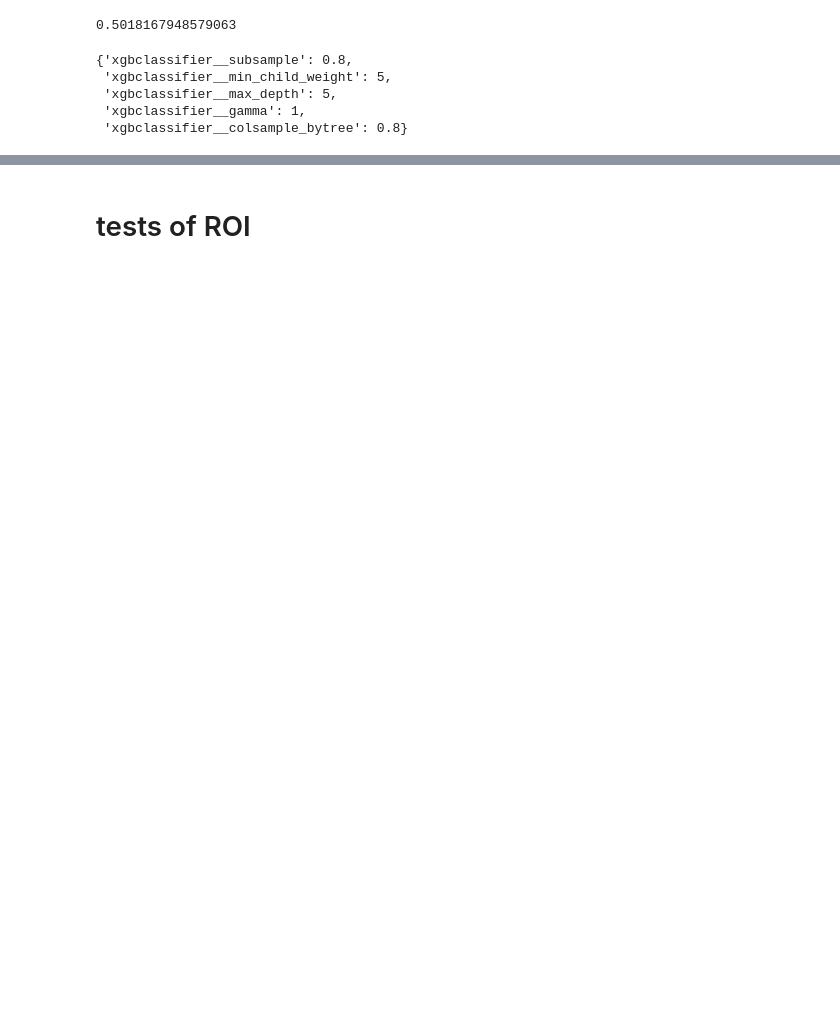
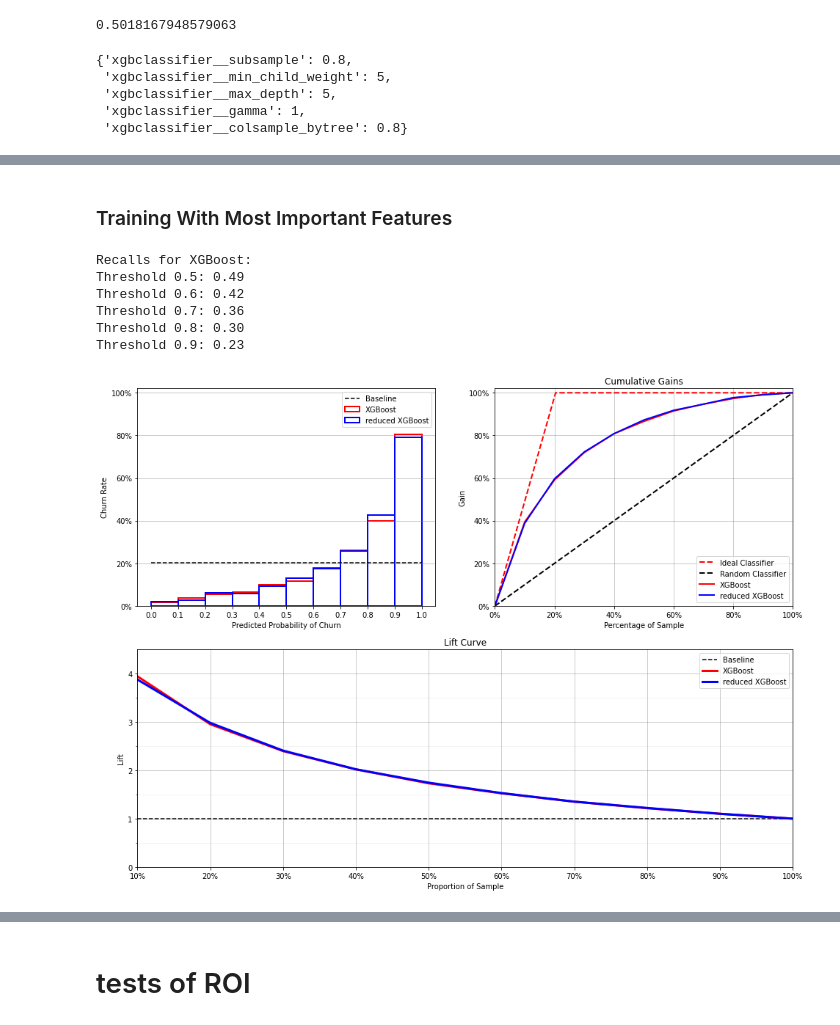
Before and after one commit to gcsantucci/churn_TopBank, a Jupyter notebook: churn_analysis.ipynb, the cells around one changed output, grey strips where cells are left out. Cells and saved outputs as stored; diff of their text form; code cells hidden in the pictures; blank space fills up the shorter version.

```diff
--- a/churn_analysis.ipynb
+++ b/churn_analysis.ipynb
@@ -1526,0 +1555,14 @@ grid.best_params_
+# %% [markdown]
+### Training With Most Important Features
+# %%
+cols_norm = ['balance', 'age']
+scaler = StandardScaler()
+
+cols_ohe = ['geography', 'gender']
+ohe = OneHotEncoder(drop='if_binary')
+
+ct2 = make_column_transformer((scaler, cols_norm), (ohe, cols_ohe), remainder='passthrough')
+model_cols = ['balance', 'age', 'france', 'germany', 'spain', 'gender', 'num_products', 'active_member']
+important_cols = ['balance', 'age', 'geography', 'gender', 'num_products', 'active_member']
+# %%
+X_train2 = X_train[important_cols].copy()
@@ -1526,0 +1600,38 @@ grid.best_params_
+# %%
+model_name = 'XGBoost'
+scoring = 'recall'
+
+pipe = make_pipeline(ct2, xg)
+y_proba = cross_val_predict(pipe, X_train2, y=y_train, cv=10, n_jobs=-1, method='predict_proba')[:, 1]
+print(f'Recalls for {model_name}:')
+for threshold in np.arange(0.5, 1., .1):
+    y_pred = (y_proba >= threshold).astype(int)
+    print(f'Threshold {threshold:.1f}: {sk_recall_score(y_train, y_pred):.2f}')
+# %% [output]
+Recalls for XGBoost:
+Threshold 0.5: 0.49
+Threshold 0.6: 0.42
+Threshold 0.7: 0.36
+Threshold 0.8: 0.30
+Threshold 0.9: 0.23
+# %%
+rates.append(get_rate(y_train, y_proba, step=step))
+lift, gain = get_lift_gain(y_train, y_proba, step=step, plot=False)
+lifts.append(lift)
+gains.append(gain)
+model_names.append('reduced XGBoost')
+# %%
+fig = plt.figure(figsize=(16,12))
+grid = (2, 2)
+ax1 = plt.subplot2grid(grid, (0, 0))
+ax2 = plt.subplot2grid(grid, (0, 1))
+ax3 = plt.subplot2grid(grid, (1, 0), colspan=2)
+
+plot_rates(ax1, rates, model_names, step)
+plot_cum_gain(ax2, gains, model_names, step)
+plot_lift(ax3, lifts, model_names, step)
+
+plt.savefig('images/lift_reduced.png')
+plt.show()
+# %% [output]
+[figure, added]
```
Also changed, not shown: parts of 48 cells of this notebook, 2 other files.
